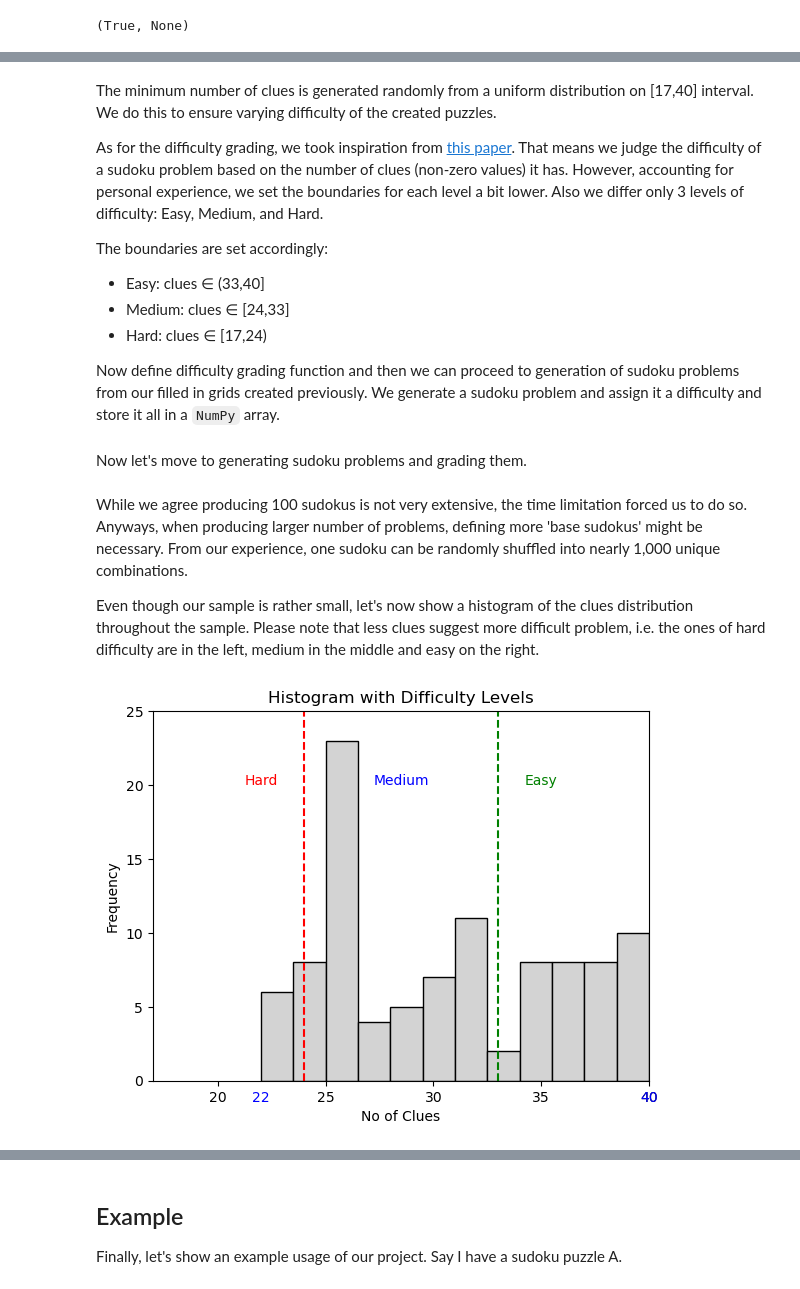
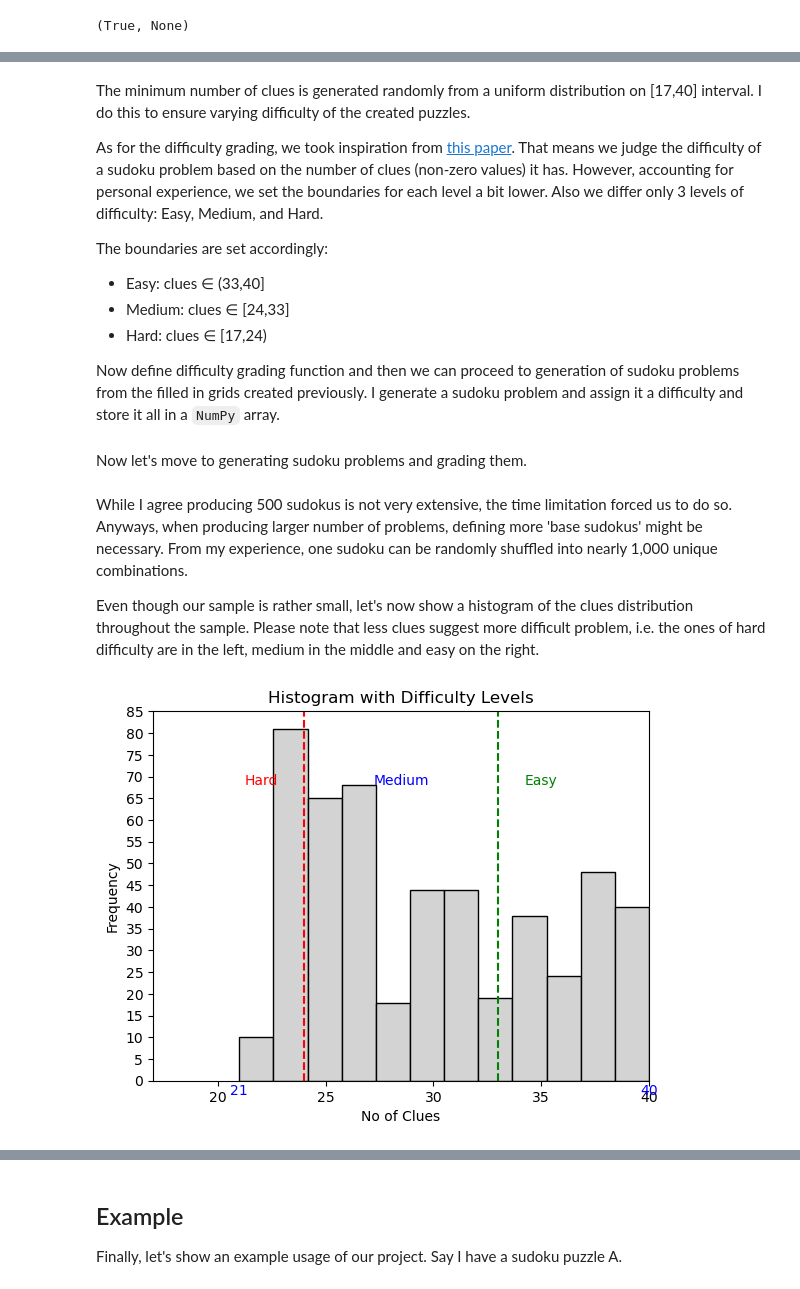
Before and after one commit to JachymSv/IESPythonFinal, a Jupyter notebook: Sudoku puzzles/generation.ipynb, the cells around one changed output, grey strips where cells are left out. Saved outputs shown, nothing was run; the diff lists cells and outputs as text; code cells hidden in the pictures.

```diff
--- a/Sudoku puzzles/generation.ipynb
+++ b/Sudoku puzzles/generation.ipynb
@@ -203,7 +206,7 @@ Finally, we generate 100 shuflles of the inital sudoku. While doing so, we check
 # %%
 
-# generate 100 shuffled sudokus
-reps_num = 100
+# generate 500 shuffled sudokus
+reps_num = 500
 results_array = np.empty((reps_num,), dtype='U81')
 
 for i in range(reps_num):
@@ -341,7 +344,7 @@ def generate_sudoku_problem(filled_sudoku_str):
     problem_str = ''.join(str(num) for num in board.flatten())
     return problem_str
 # %% [markdown]
-The minimum number of clues is generated randomly from a uniform distribution on [17,40] interval. We do this to ensure varying difficulty of the created puzzles.
+The minimum number of clues is generated randomly from a uniform distribution on [17,40] interval. I do this to ensure varying difficulty of the created puzzles.
 
 As for the difficulty grading, we took inspiration from [this paper](https://www.researchgate.net/publication/259525699_An_Algorithm_for_Generating_only_Desired_Permutations_for_Solving_Sudoku_Puzzle). That means we judge the difficulty of a sudoku problem based on the number of clues (non-zero values) it has. However, accounting for personal experience, we set the boundaries for each level a bit lower. Also we differ only 3 levels of difficulty: Easy, Medium, and Hard.
 
@@ -350,7 +353,7 @@ The boundaries are set accordingly:
 * Medium: clues ∈ [24,33]
 * Hard: clues ∈ [17,24)
 
-Now define difficulty grading function and then we can proceed to generation of sudoku problems from our filled in grids created previously. We generate a sudoku problem and assign it a difficulty and store it all in a `NumPy` array.
+Now define difficulty grading function and then we can proceed to generation of sudoku problems from the filled in grids created previously. I generate a sudoku problem and assign it a difficulty and store it all in a `NumPy` array.
 # %%
 def difficulty_grading(sudoku_str):
     # convert the input string to a 9x9 board
@@ -370,58 +373,58 @@ def difficulty_grading(sudoku_str):
 Now let's move to generating sudoku problems and grading them.
 # %%
 # create empty numpy array to store the results
-sudoku_out = np.empty(shape=(len(results_array)+1,3), dtype='U81')
+sudoku_output = np.empty(shape=(len(results_array)+1,3), dtype='U81')
 
 # define first row as column names
-sudoku_out[0] = ['Solved', 'Problem', 'Difficulty']
+sudoku_output[0] = ['Solved', 'Problem', 'Difficulty']
 
 # generate sudoku problems and store them in the numpy array
 for i in range(1,len(results_array)+1):
-    sudoku_out[i][0] = results_array[i-1]
+    sudoku_output[i][0] = results_array[i-1]
     puzzle = generate_sudoku_problem(results_array[i-1])
-    sudoku_out[i][1] = puzzle
-    sudoku_out[i][2] = difficulty_grading(puzzle)
+    sudoku_output[i][1] = puzzle
+    sudoku_output[i][2] = difficulty_grading(puzzle)
 # %% [markdown]
-While we agree producing 100 sudokus is not very extensive, the time limitation forced us to do so. Anyways, when producing larger number of problems, defining more 'base sudokus' might be necessary. From our experience, one sudoku can be randomly shuffled into nearly 1,000 unique combinations.
+While I agree producing 500 sudokus is not very extensive, the time limitation forced us to do so. Anyways, when producing larger number of problems, defining more 'base sudokus' might be necessary. From my experience, one sudoku can be randomly shuffled into nearly 1,000 unique combinations.
 
 Even though our sample is rather small, let's now show a histogram of the clues distribution throughout the sample. Please note that less clues suggest more difficult problem, i.e. the ones of hard difficulty are in the left, medium in the middle and easy on the right.
 # %%
 # prepare no of clues
 clues_num = []
-for i in range(1, len(sudoku_out)):
-    clues_num+=[sum(1 for char in sudoku_out[i][1] if char!='0')]
+for i in range(1, len(sudoku_output)):
+    clues_num+=[sum(1 for char in sudoku_output[i][1] if char!='0')]
 
 # plot the distribution of difficulty levels
 plt.hist(clues_num, bins=12, color='lightgray', edgecolor='black')
 
 # setting x-axis limits
 plt.xlim(17, 40)
 
 # setting y-axis ticks
 plt.yticks(np.arange(0, max(plt.gca().get_ylim()) + 1, step=5))
 
 # adding vertical lines
 plt.axvline(x=24, color='red', linestyle='--', label='24')
 plt.axvline(x=33, color='green', linestyle='--', label='33')
 
 # adding text labels
 plt.text(22, max(plt.gca().get_ylim())*0.8, 'Hard', color='red', horizontalalignment='center')
 plt.text(28.5, max(plt.gca().get_ylim())*0.8, 'Medium', color='blue', horizontalalignment='center')
 plt.text(35, max(plt.gca().get_ylim())*0.8, 'Easy', color='green', horizontalalignment='center')
 
 # adding labels and title
 plt.xlabel('No of Clues')
 plt.ylabel('Frequency')
 plt.title('Histogram with Difficulty Levels')
 
 # mark the min and max values on the x-axis
 plt.text(min(clues_num), -0.65,f'{min(clues_num)}', color='blue', verticalalignment='top', horizontalalignment='center')
 plt.text(max(clues_num), -0.65,f'{max(clues_num)}', color='blue', verticalalignment='top', horizontalalignment='center')
 
 # save the plot
-# plt.savefig('clues_hist.png')
+plt.savefig('clues_hist.png')
 
 # showing the plot
 plt.show()
 # %% [output]
-[figure, old version]
+[figure, new version]
```
Also changed, not shown: parts of 13 cells of this notebook, 3 other files.
